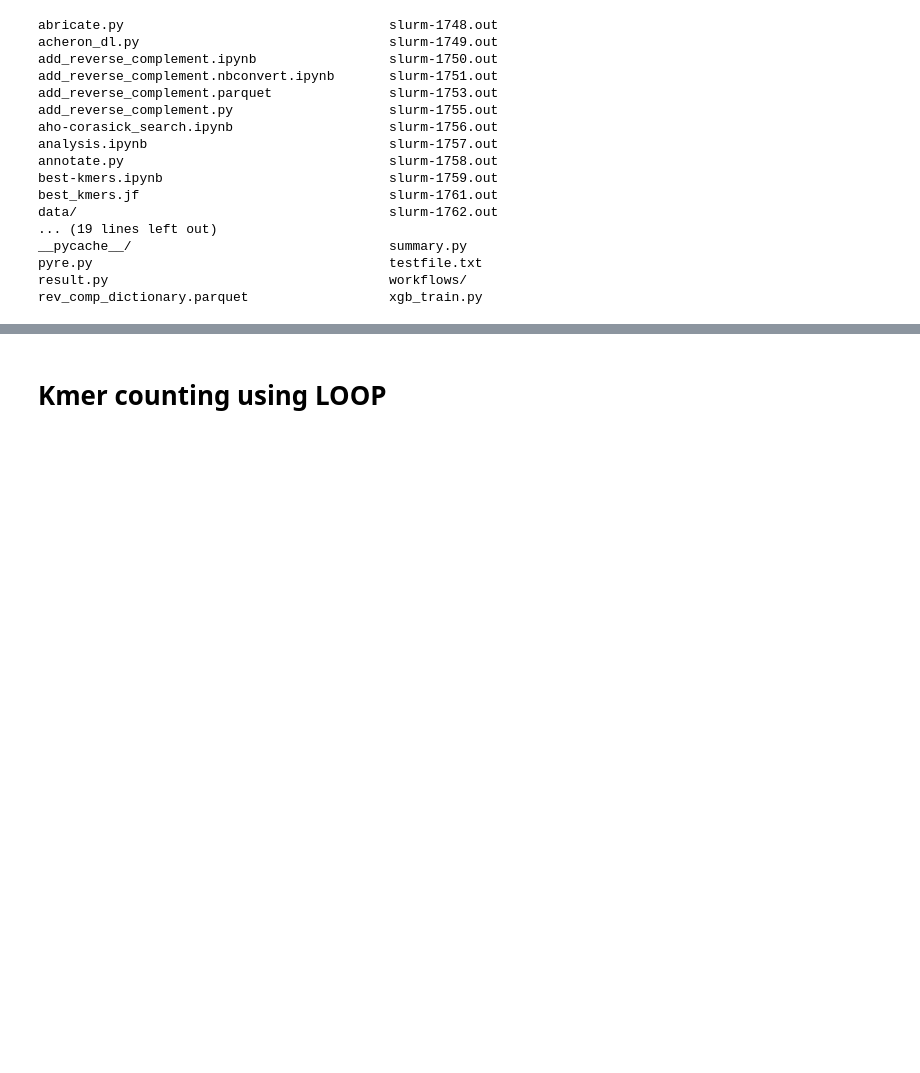
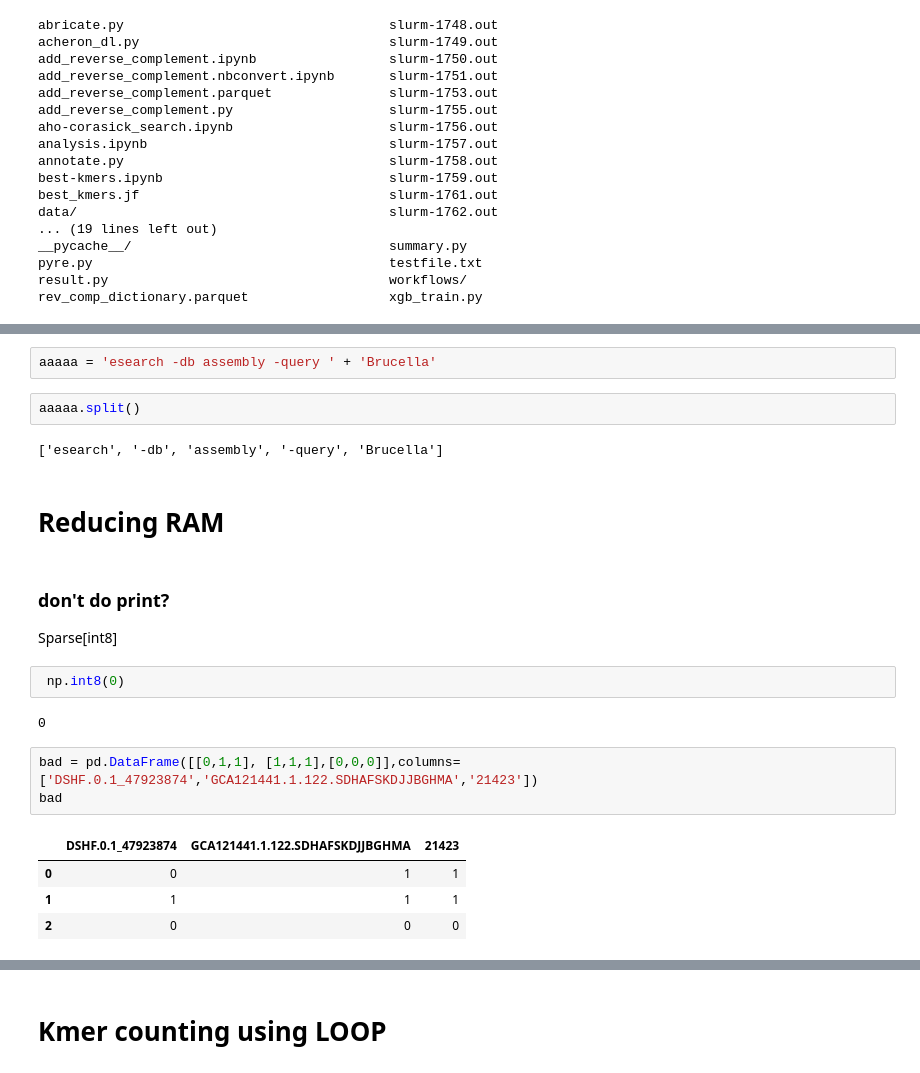
Before and after one commit to ComputationalPathogens/acheron, a Jupyter notebook: acheron/analysis.ipynb, the cells around one changed output, grey strips where cells are left out. Cells and saved outputs as stored; diff of their text form; blank space fills up the shorter version.

```diff
--- a/acheron/analysis.ipynb
+++ b/acheron/analysis.ipynb
@@ -462,0 +471,23 @@ rev_comp_dictionary.parquet                  xgb_train.py
+# %%
+aaaaa = 'esearch -db assembly -query ' + 'Brucella'
+# %%
+aaaaa.split()
+# %% [output]
+['esearch', '-db', 'assembly', '-query', 'Brucella']
+# %% [markdown]
+# Reducing RAM
+# %% [markdown]
+### don't do print?
+Sparse[int8]
+# %%
+ np.int8(0)
+# %% [output]
+0
+# %%
+bad = pd.DataFrame([[0,1,1], [1,1,1],[0,0,0]],columns= ['DSHF.0.1_47923874','GCA121441.1.122.SDHAFSKDJJBGHMA','21423'])
+bad
+# %% [output]
+|  | DSHF.0.1_47923874 | GCA121441.1.122.SDHAFSKDJJBGHMA | 21423 |
+| 0 | 0 | 1 | 1 |
+| 1 | 1 | 1 | 1 |
+| 2 | 0 | 0 | 0 |
```
Also changed, not shown: parts of 21 cells of this notebook.
